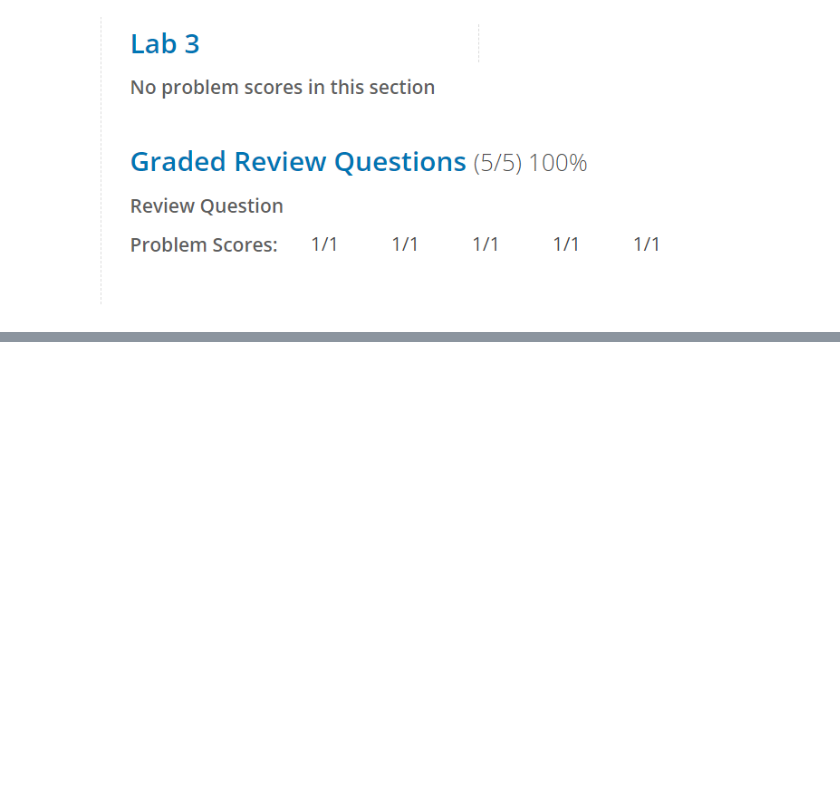
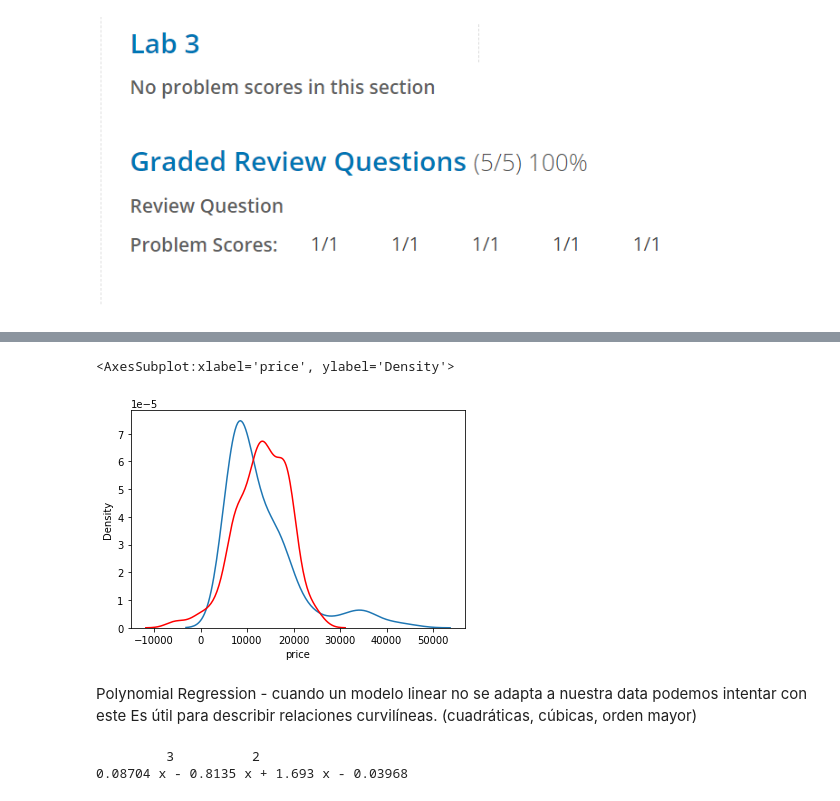
Before and after one commit to PosgradoMNA/actividades-de-aprendizaje-lauramh018, a Jupyter notebook: Data_Analysis_with_python.ipynb, the cells around one changed output, grey strips where cells are left out. Cells and saved outputs as stored; diff of their text form; code cells hidden in the pictures; blank space fills up the shorter version.

```diff
--- a/Data_Analysis_with_python.ipynb
+++ b/Data_Analysis_with_python.ipynb
@@ -537,0 +571,3 @@ Image(filename='module_3.png')
+# %%
+# Paso 5 - Obtener la predicción
+y_hat = lm.predict(X)
@@ -537,0 +625,19 @@ Image(filename='module_3.png')
+# %%
+# Distribution plot -> esta gráfica ya no existe
+ax1 = sns.kdeplot(data = data,x='price', label='Actual')
+sns.kdeplot(y_hat,ax=ax1,color='r', label='Predicted' )
+# %% [output]
+<AxesSubplot:xlabel='price', ylabel='Density'>
+[figure, added]
+# %% [markdown]
+Polynomial Regression - cuando un modelo linear no se adapta a nuestra data podemos intentar con este
+Es útil para describir relaciones curvilíneas. (cuadráticas, cúbicas, orden mayor)
+# %%
+x = np.array([0.0, 1.0, 2.0, 3.0,  4.0,  5.0])
+y = np.array([0.0, 0.8, 0.9, 0.1, -0.8, -1.0])
+f = np.polyfit(x, y, 3)
+p=np.poly1d(f)
+print(p)
+# %% [output]
+         3          2
+0.08704 x - 0.8135 x + 1.693 x - 0.03968
```
Also changed, not shown: parts of 41 cells of this notebook.
